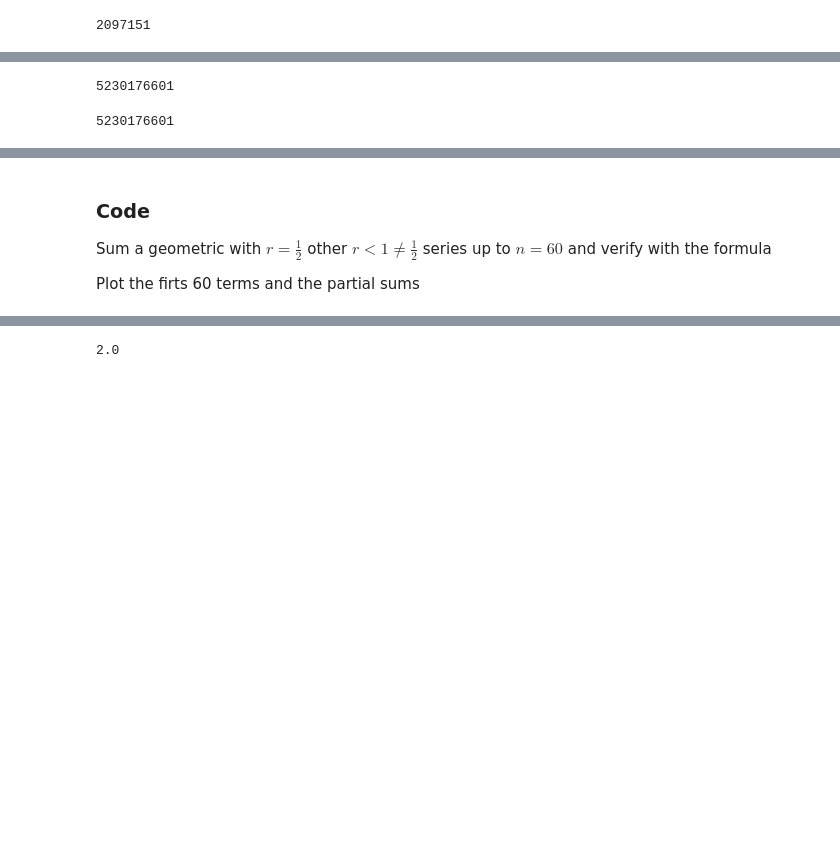
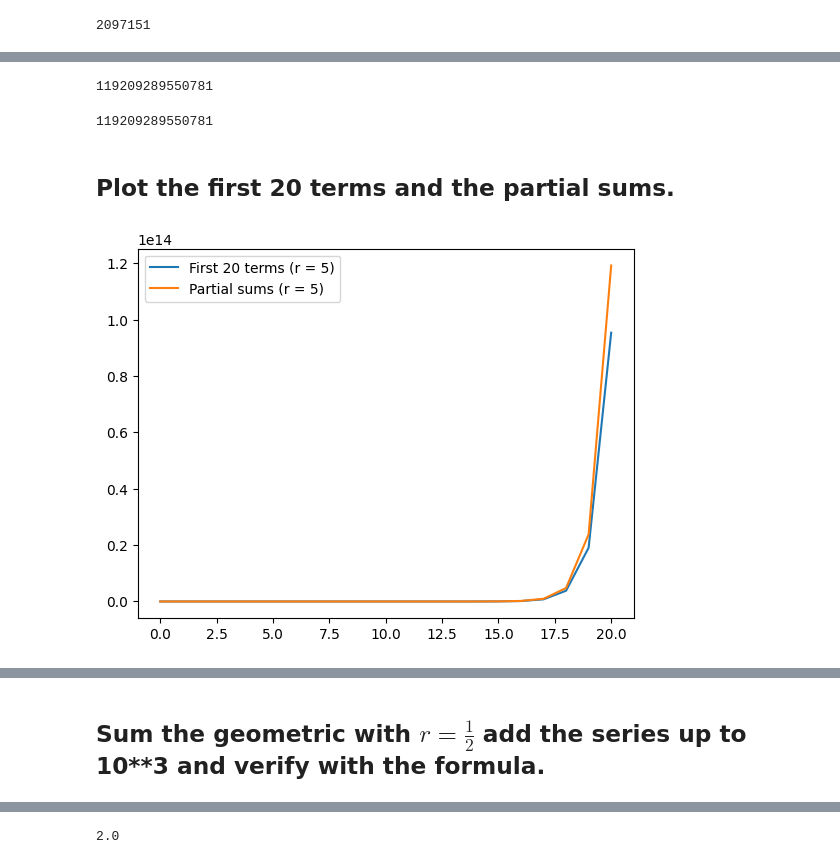
Before and after one commit to sgarciarod/MetNumUN2023II, a Jupyter notebook: Lab1/sgarciarod_ArithmeticSeriesGeometricSeriesPowerSums.ipynb, the cells around one changed output, grey strips where cells are left out. Saved outputs shown, nothing was run; the diff lists cells and outputs as text; code cells hidden in the pictures; blank space fills up the shorter version.

```diff
--- a/Lab1/sgarciarod_ArithmeticSeriesGeometricSeriesPowerSums.ipynb
+++ b/Lab1/sgarciarod_ArithmeticSeriesGeometricSeriesPowerSums.ipynb
@@ -370,0 +329,18 @@ plt.show()
+# %%
+import matplotlib.pyplot as plt
+
+r= 2
+n= 20
+
+partial_sums_list_2 = []
+terms_list_2 = []
+
+sum_sn_2 = 0
+
+for i in range(n + 1):
+    term1 = r**i
+    sum_sn_2 += term1
+    partial_sums_list_2.append(sum_sn_2)
+    terms_list_2.append(term1)
+
+print(sum_sn_2)
@@ -382,14 +366,39 @@ sum_sn_2
+# %%
+import matplotlib.pyplot as plt
+
+r= 5
+n= 20
+
+partial_sums_list_5 = []
+terms_list_5 = []
+
+sum_sn_5 = 0
+
+
+for i in range(n + 1):
+    term1 = r**i
+    sum_sn_5 += term1
+    partial_sums_list_5.append(sum_sn_5)
+    terms_list_5.append(term1)
+
+print(sum_sn_5)
+# %% [output]
+119209289550781
 # %%
-r = 3
-n = 20
 S_n = ((1-r**(n+1))//(1-r))
 print(S_n)
 # %% [output]
-5230176601
+119209289550781
-# %%
-sum_sn_3
-# %% [output]
-5230176601
+# %% [markdown]
+##  Plot the first 20 terms and the partial sums.
+# %%
+plt.plot(terms_list_5, label="First 20 terms (r = 5)")
+plt.plot(partial_sums_list_5, label="Partial sums (r = 5)")
+plt.legend()
+
+plt.show()
+# %% [output]
+[figure, added]
 # %% [markdown]
 ## Zenon Arrow
 
@@ -403,8 +412,4 @@ $$
 \lim_{n\rightarrow \infty} \left\{\left(\frac{1}{2}\right)^0 + \left(\frac{1}{2}\right)^1 +\left(\frac{1}{2}\right)^2 + \cdots +\left(\frac{1}{2}\right)^{n} \right\} = \lim_{n\rightarrow \infty} \left\{ 1 +\frac{1}{2} + \frac{1}{4} + \frac{1}{8} + \cdots +\frac{1}{2^{n}}\right\}  = \lim_{n\rightarrow \infty} \sum_{k=0}^{n} \left(\frac{1}{2}\right)^k = \lim_{n\rightarrow \infty} \frac{ 1- \left(\frac{1}{2}\right)^n  }{1 - \left(\frac{1}{2}\right) } = \frac{ 1}{1 - \left(\frac{1}{2}\right)} = 2
 $$
 # %% [markdown]
-### Code
-
-Sum a geometric with  $r=\frac{1}{2}$ other $r < 1 \neq \frac{1}{2}$ series up to  $n = 60$ and verify with the formula
-
-Plot the firts 60 terms and the partial sums
+## Sum the  geometric with  $r=\frac{1}{2}$ add the series up to 10**3 and verify with the formula.
```
Also changed, not shown: parts of 37 cells of this notebook.
